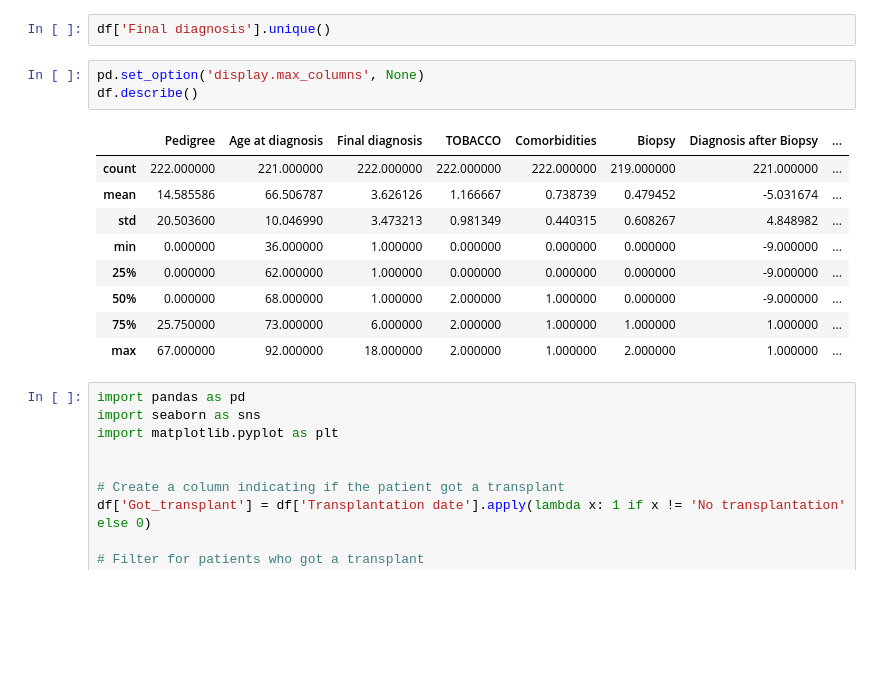
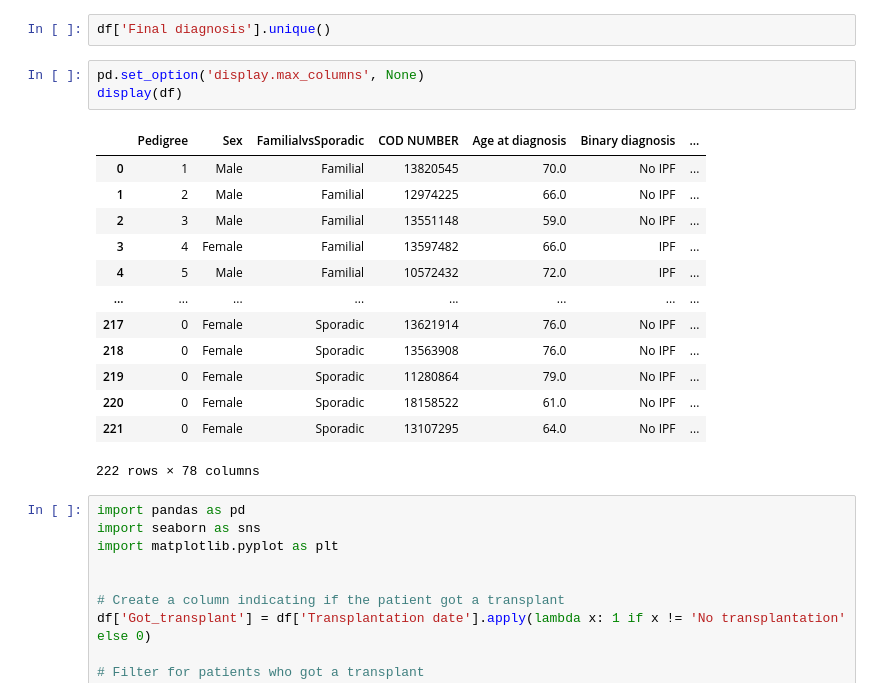
Before and after one commit to oriolmirolf/FibroPred, a Jupyter notebook: EDA.ipynb, the cells around one changed output. Drawn from its saved outputs; the diff is of its cells as text; blank space fills up the shorter version.

```diff
--- a/EDA.ipynb
+++ b/EDA.ipynb
@@ -10,17 +10,21 @@ df.columns
 df['Final diagnosis'].unique()
 # %%
 pd.set_option('display.max_columns', None)
-df.describe()
+display(df)
 # %% [output]
-|  | Pedigree | Age at diagnosis | Final diagnosis | TOBACCO | Comorbidities | Biopsy | Diagnosis after Biopsy | ... |
-| count | 222.000000 | 221.000000 | 222.000000 | 222.000000 | 222.000000 | 219.000000 | 221.000000 | ... |
-| mean | 14.585586 | 66.506787 | 3.626126 | 1.166667 | 0.738739 | 0.479452 | -5.031674 | ... |
-| std | 20.503600 | 10.046990 | 3.473213 | 0.981349 | 0.440315 | 0.608267 | 4.848982 | ... |
-| min | 0.000000 | 36.000000 | 1.000000 | 0.000000 | 0.000000 | 0.000000 | -9.000000 | ... |
-| 25% | 0.000000 | 62.000000 | 1.000000 | 0.000000 | 0.000000 | 0.000000 | -9.000000 | ... |
-| 50% | 0.000000 | 68.000000 | 1.000000 | 2.000000 | 1.000000 | 0.000000 | -9.000000 | ... |
-| 75% | 25.750000 | 73.000000 | 6.000000 | 2.000000 | 1.000000 | 1.000000 | 1.000000 | ... |
-| max | 67.000000 | 92.000000 | 18.000000 | 2.000000 | 1.000000 | 2.000000 | 1.000000 | ... |
+|  | Pedigree | Sex | FamilialvsSporadic | COD NUMBER | Age at diagnosis | Binary diagnosis | ... |
+| 0 | 1 | Male | Familial | 13820545 | 70.0 | No IPF | ... |
+| 1 | 2 | Male | Familial | 12974225 | 66.0 | No IPF | ... |
+| 2 | 3 | Male | Familial | 13551148 | 59.0 | No IPF | ... |
+| 3 | 4 | Female | Familial | 13597482 | 66.0 | IPF | ... |
+| 4 | 5 | Male | Familial | 10572432 | 72.0 | IPF | ... |
+| ... | ... | ... | ... | ... | ... | ... | ... |
+| 217 | 0 | Female | Sporadic | 13621914 | 76.0 | No IPF | ... |
+| 218 | 0 | Female | Sporadic | 13563908 | 76.0 | No IPF | ... |
+| 219 | 0 | Female | Sporadic | 11280864 | 79.0 | No IPF | ... |
+| 220 | 0 | Female | Sporadic | 18158522 | 61.0 | No IPF | ... |
+| 221 | 0 | Female | Sporadic | 13107295 | 64.0 | No IPF | ... |
+222 rows × 78 columns
 # %%
 import pandas as pd
 import seaborn as sns
```
Also changed, not shown: 4 other files.
